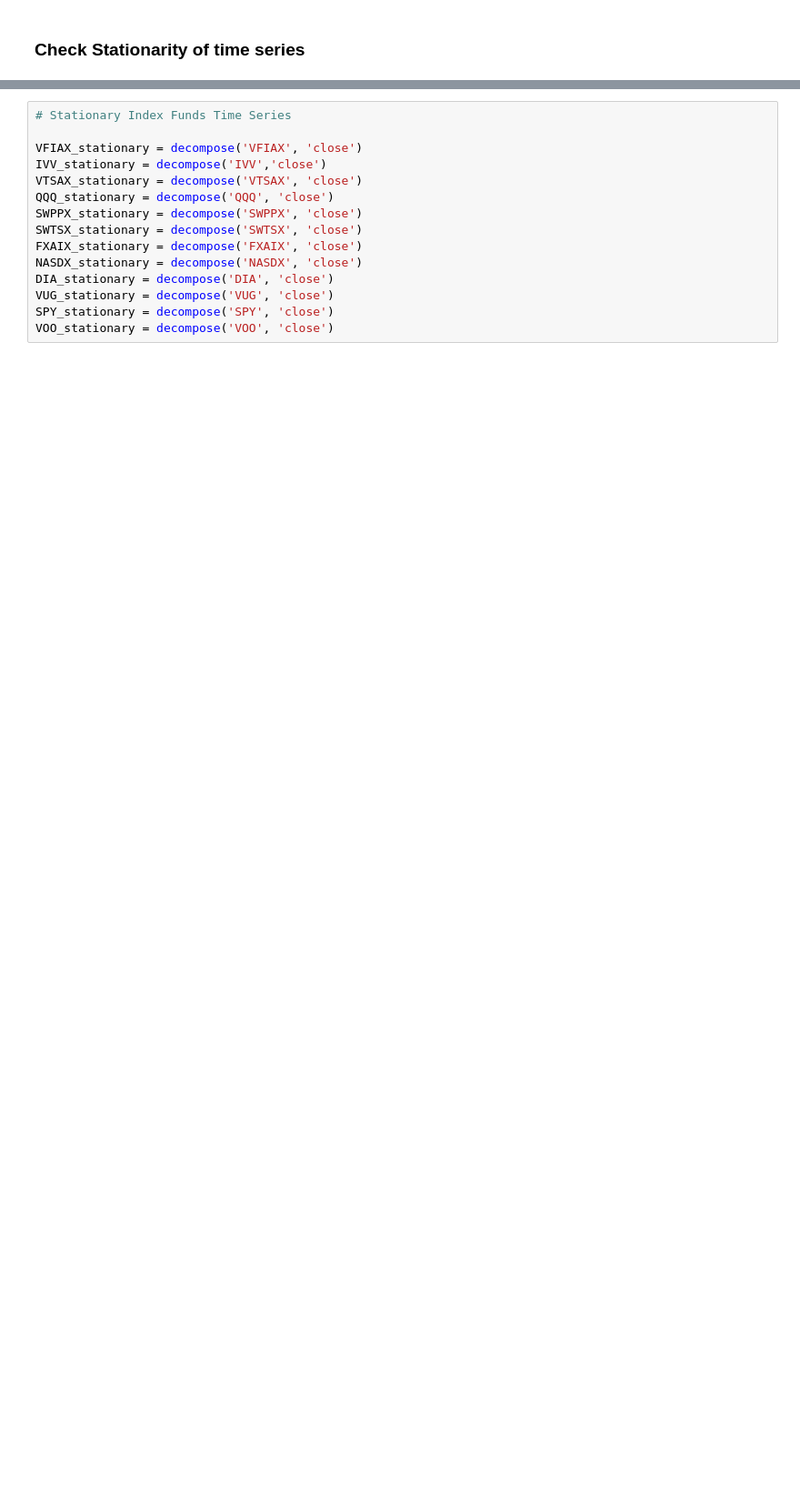
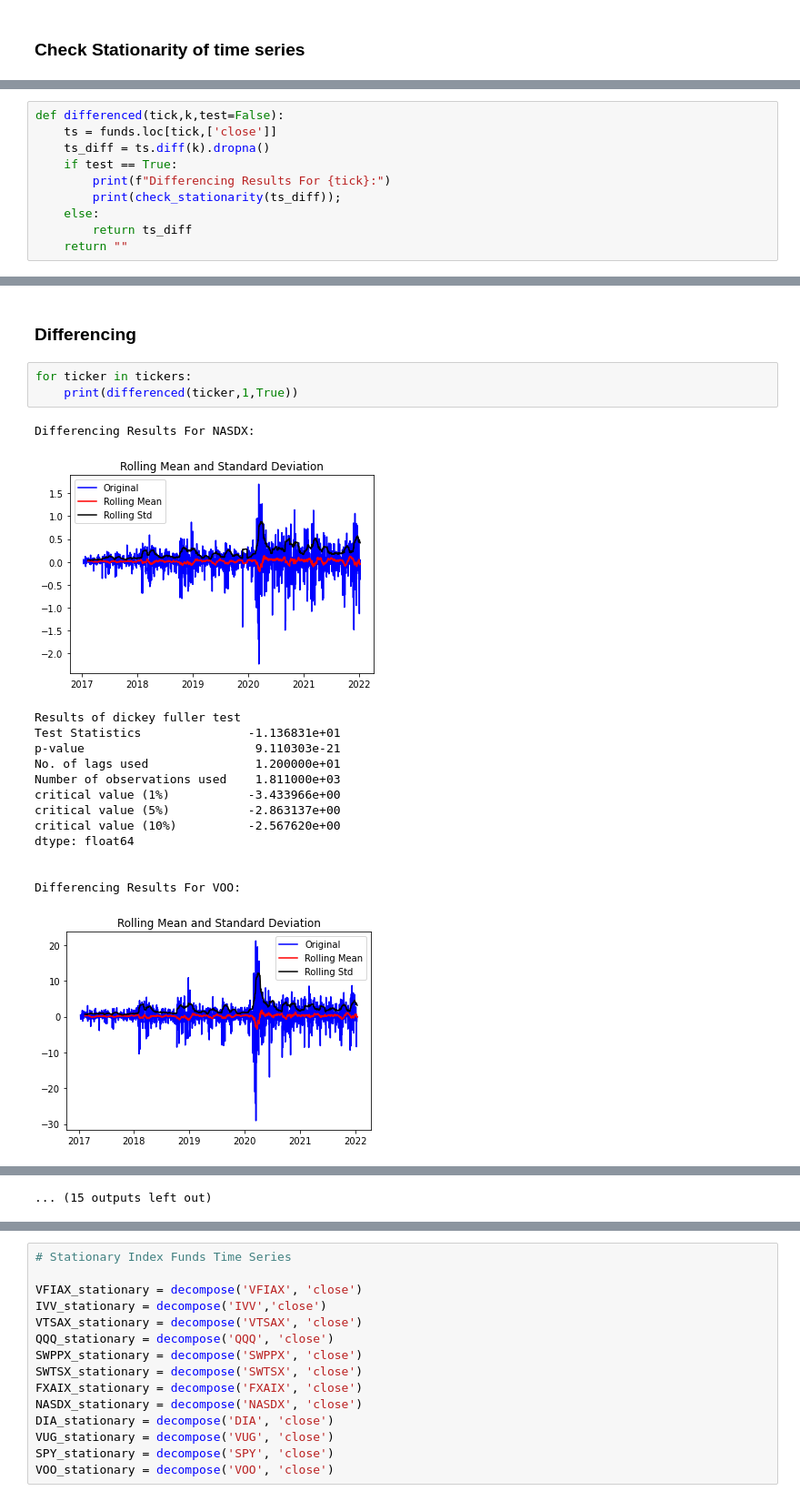
Before and after one commit to j-vasquez21/Stock-Forecasting, a Jupyter notebook: first_notebook.ipynb, the cells around one changed output, grey strips where cells are left out. Shown at 91% size. Saved outputs shown, nothing was run; the diff lists cells and outputs as text; blank space fills up the shorter version.

```diff
--- a/first_notebook.ipynb
+++ b/first_notebook.ipynb
@@ -231,3 +251,13 @@ None
+# %%
+def differenced(tick,k,test=False):
+    ts = funds.loc[tick,['close']]
+    ts_diff = ts.diff(k).dropna()
+    if test == True:
+        print(f"Differencing Results For {tick}:")
+        print(check_stationarity(ts_diff));
+    else:
+        return ts_diff
+    return ""
 # %%
 def decompose(z,target,plot=False,check=False):
     ts = funds.loc[z,[target]]
@@ -276,0 +292,21 @@ Name: resid, Length: 1795, dtype: float64
+# %% [markdown]
+### Differencing
+# %%
+for ticker in tickers:
+    print(differenced(ticker,1,True))
+# %% [output]
+Differencing Results For NASDX:
+[figure, added]
+Results of dickey fuller test
+Test Statistics               -1.136831e+01
+p-value                        9.110303e-21
+No. of lags used               1.200000e+01
+Number of observations used    1.811000e+03
+critical value (1%)           -3.433966e+00
+critical value (5%)           -2.863137e+00
+critical value (10%)          -2.567620e+00
+dtype: float64
+
+
+Differencing Results For VOO:
+[figure, added]
@@ -276,0 +365 @@ Name: resid, Length: 1795, dtype: float64
+... (15 outputs left out)
```
Also changed, not shown: parts of 36 cells of this notebook, 1 other file.
